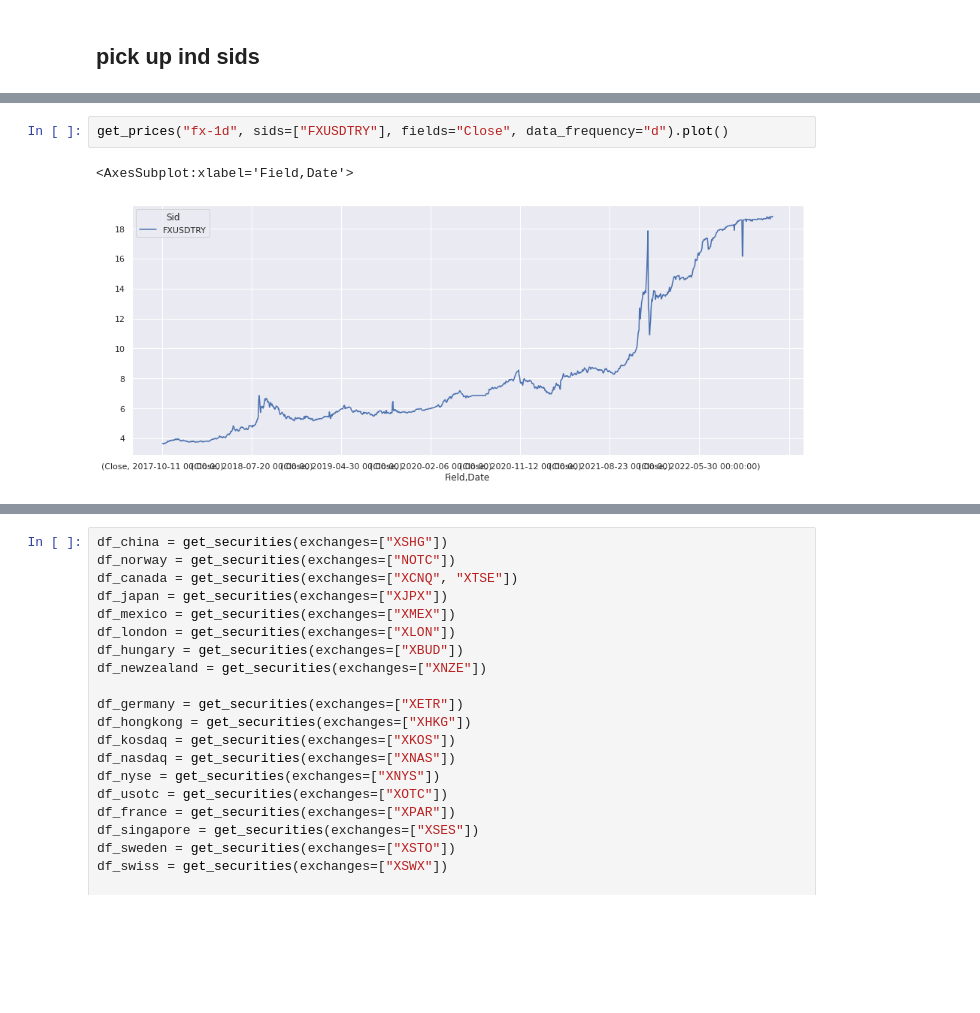
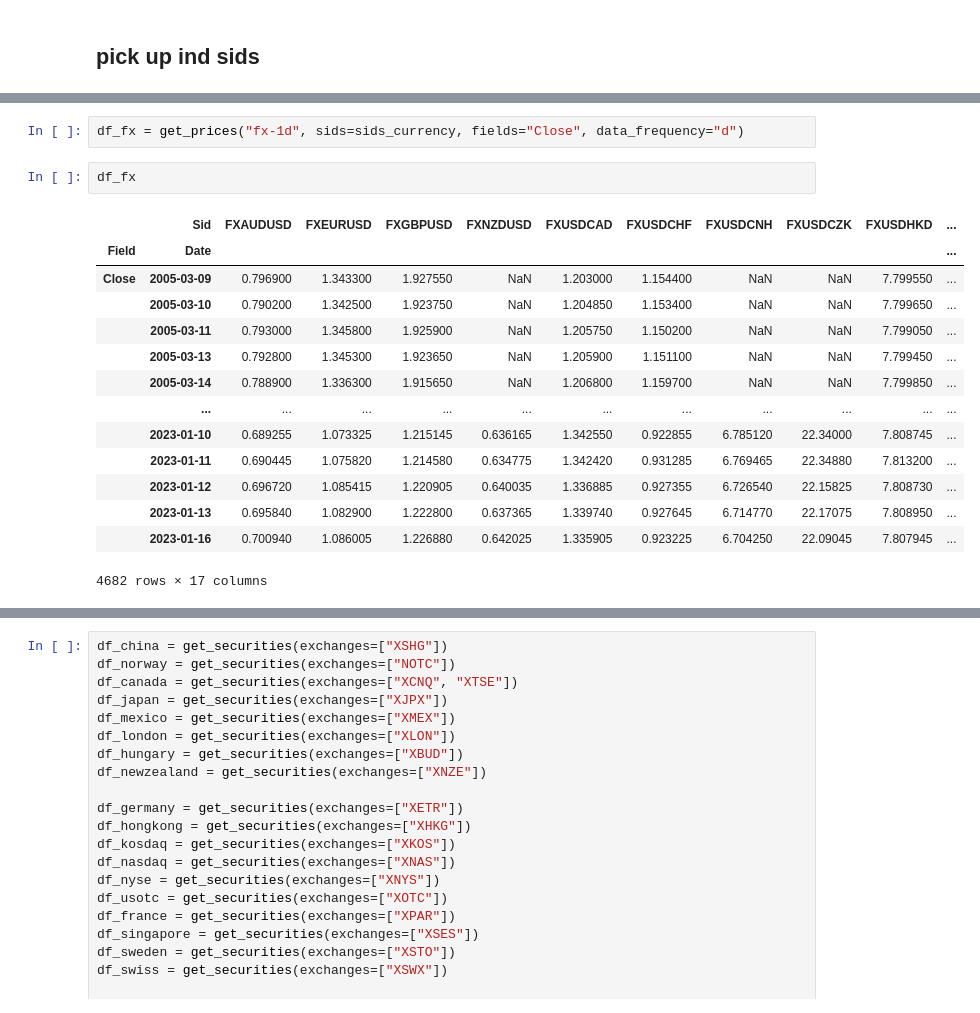
Before and after one commit to sculd/quantrocket_trading_currency_flow, a Jupyter notebook: sid_selection.ipynb, the cells around one changed output, grey strips where cells are left out. Drawn from its saved outputs; the diff is of its cells as text; blank space fills up the shorter version.

```diff
--- a/sid_selection.ipynb
+++ b/sid_selection.ipynb
@@ -334,6 +347,20 @@ sid_snp500 = "FIBBG003MVLMY1"
 # %%
-get_prices("fx-1d", sids=["FXUSDTRY"], fields="Close", data_frequency="d").plot()
+df_fx = get_prices("fx-1d", sids=sids_currency, fields="Close", data_frequency="d")
-# %% [output]
-<AxesSubplot:xlabel='Field,Date'>
-[figure, removed]
+# %%
+df_fx
+# %% [output]
+|  | Sid | FXAUDUSD | FXEURUSD | FXGBPUSD | FXNZDUSD | FXUSDCAD | FXUSDCHF | FXUSDCNH | FXUSDCZK | FXUSDHKD | ... |
+| Field | Date |  |  |  |  |  |  |  |  |  | ... |
+| Close | 2005-03-09 | 0.796900 | 1.343300 | 1.927550 | NaN | 1.203000 | 1.154400 | NaN | NaN | 7.799550 | ... |
+|  | 2005-03-10 | 0.790200 | 1.342500 | 1.923750 | NaN | 1.204850 | 1.153400 | NaN | NaN | 7.799650 | ... |
+|  | 2005-03-11 | 0.793000 | 1.345800 | 1.925900 | NaN | 1.205750 | 1.150200 | NaN | NaN | 7.799050 | ... |
+|  | 2005-03-13 | 0.792800 | 1.345300 | 1.923650 | NaN | 1.205900 | 1.151100 | NaN | NaN | 7.799450 | ... |
+|  | 2005-03-14 | 0.788900 | 1.336300 | 1.915650 | NaN | 1.206800 | 1.159700 | NaN | NaN | 7.799850 | ... |
+|  | ... | ... | ... | ... | ... | ... | ... | ... | ... | ... | ... |
+|  | 2023-01-10 | 0.689255 | 1.073325 | 1.215145 | 0.636165 | 1.342550 | 0.922855 | 6.785120 | 22.34000 | 7.808745 | ... |
+|  | 2023-01-11 | 0.690445 | 1.075820 | 1.214580 | 0.634775 | 1.342420 | 0.931285 | 6.769465 | 22.34880 | 7.813200 | ... |
+|  | 2023-01-12 | 0.696720 | 1.085415 | 1.220905 | 0.640035 | 1.336885 | 0.927355 | 6.726540 | 22.15825 | 7.808730 | ... |
+|  | 2023-01-13 | 0.695840 | 1.082900 | 1.222800 | 0.637365 | 1.339740 | 0.927645 | 6.714770 | 22.17075 | 7.808950 | ... |
+|  | 2023-01-16 | 0.700940 | 1.086005 | 1.226880 | 0.642025 | 1.335905 | 0.923225 | 6.704250 | 22.09045 | 7.807945 | ... |
+4682 rows × 17 columns
 # %%
```
Also changed, not shown: parts of 15 cells of this notebook, 4 other files.
